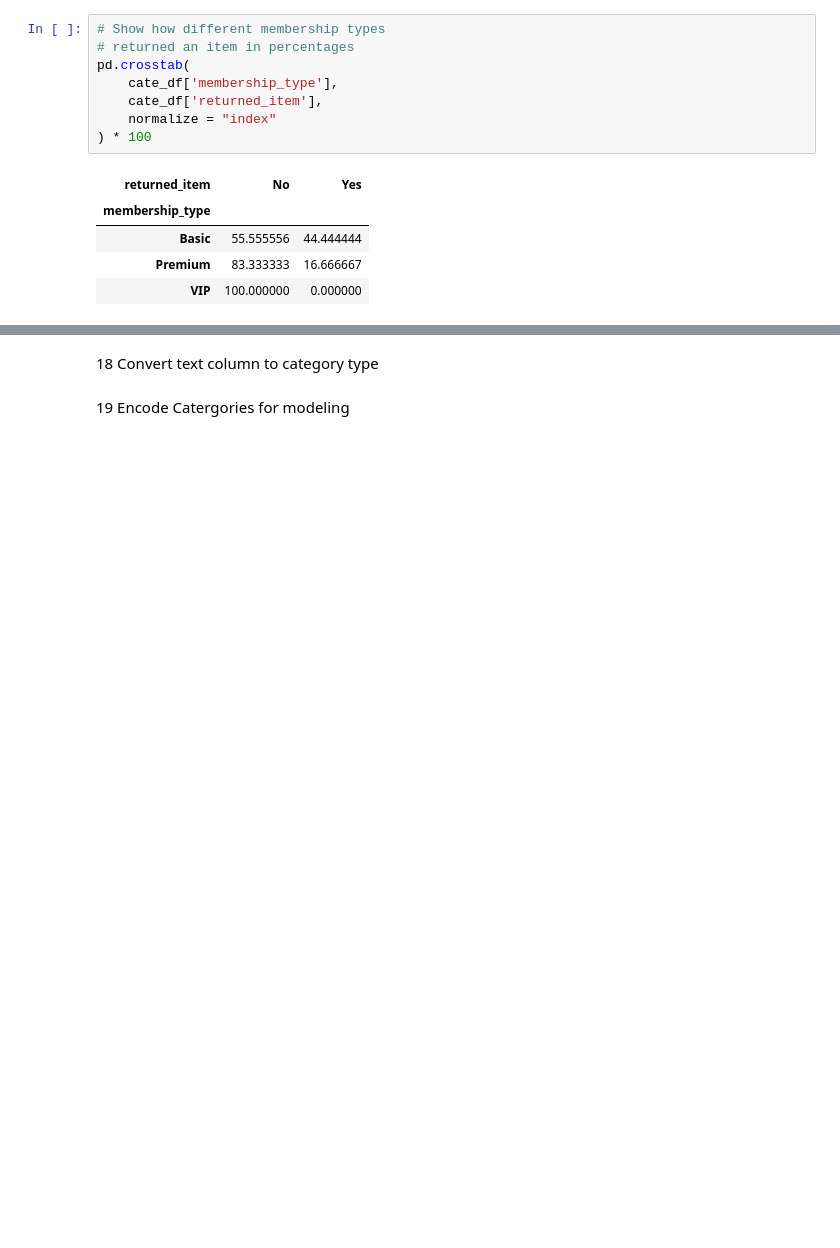
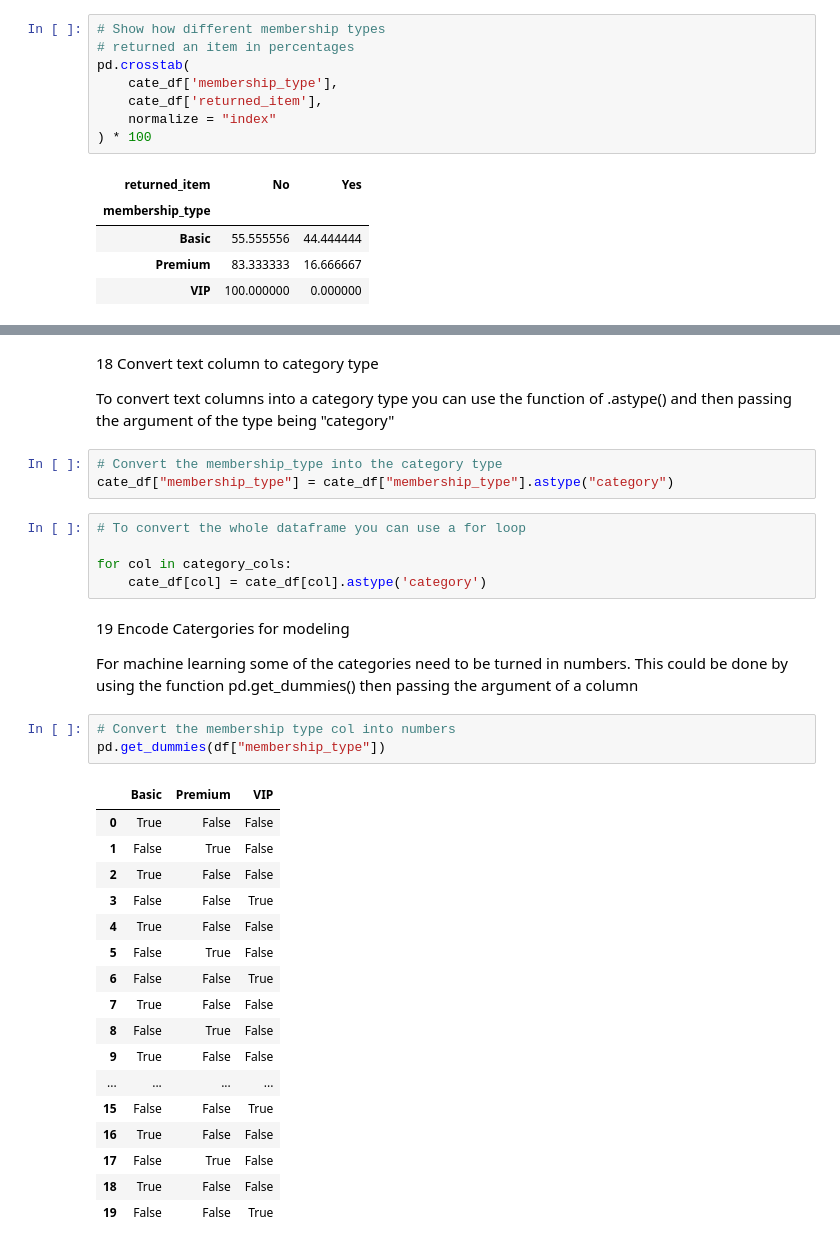
Before and after one commit to JoshPatNava/Exploratory_Data_Analysis, a Jupyter notebook: Catergorical_Analysis/catergorical_analysis.ipynb, the cells around one changed output, grey strips where cells are left out. Saved outputs shown, nothing was run; the diff lists cells and outputs as text; blank space fills up the shorter version.

```diff
--- a/Catergorical_Analysis/catergorical_analysis.ipynb
+++ b/Catergorical_Analysis/catergorical_analysis.ipynb
@@ -306,4 +377,37 @@ pd.crosstab(
 # %% [markdown]
 18 Convert text column to category type
+
+To convert text columns into a category type you can use the function of .astype() and then passing the argument of the type being "category"
+# %%
+# Convert the membership_type into the category type
+cate_df["membership_type"] = cate_df["membership_type"].astype("category")
+# %%
+# To convert the whole dataframe you can use a for loop
+
+for col in category_cols:
+    cate_df[col] = cate_df[col].astype('category')
 # %% [markdown]
 19 Encode Catergories for modeling
+
+For machine learning some of the categories need to be turned in numbers. This could be done by using the function pd.get_dummies() then passing the argument of a column
+# %%
+# Convert the membership type col into numbers
+pd.get_dummies(df["membership_type"])
+# %% [output]
+|  | Basic | Premium | VIP |
+| 0 | True | False | False |
+| 1 | False | True | False |
+| 2 | True | False | False |
+| 3 | False | False | True |
+| 4 | True | False | False |
+| 5 | False | True | False |
+| 6 | False | False | True |
+| 7 | True | False | False |
+| 8 | False | True | False |
+| 9 | True | False | False |
+| ... | ... | ... | ... |
+| 15 | False | False | True |
+| 16 | True | False | False |
+| 17 | False | True | False |
+| 18 | True | False | False |
+| 19 | False | False | True |
```
Also changed, not shown: parts of 16 cells of this notebook, 1 other file.
